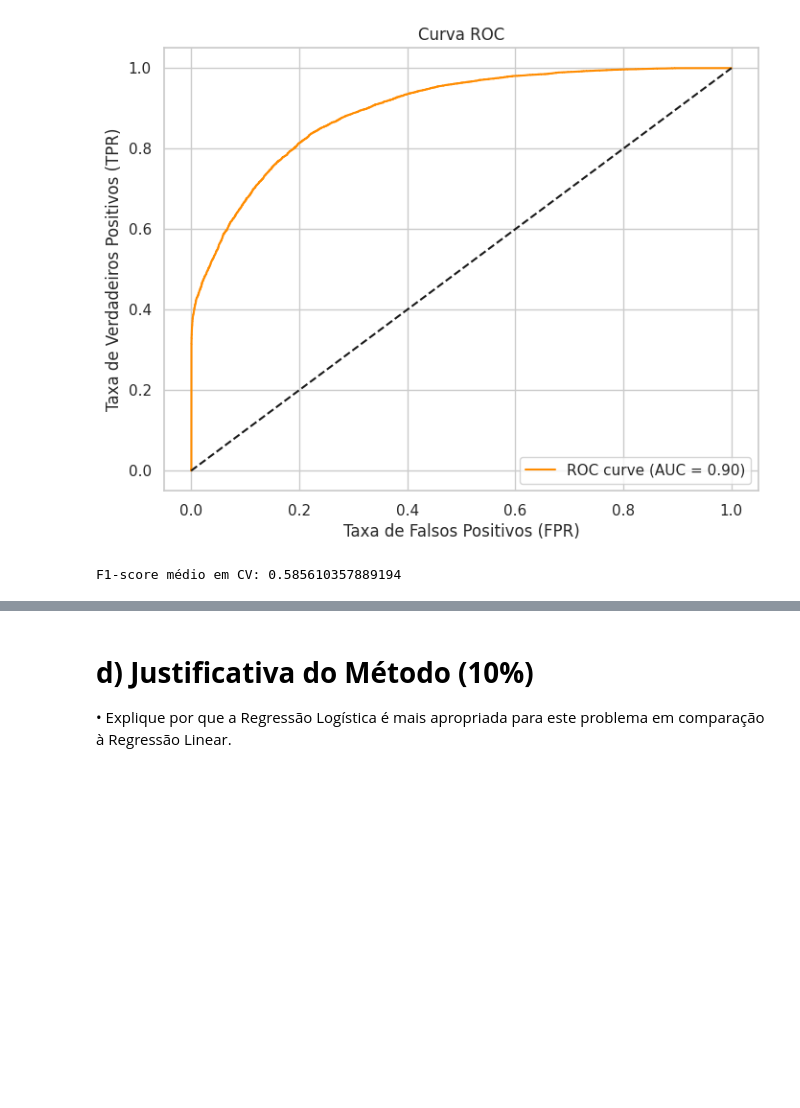
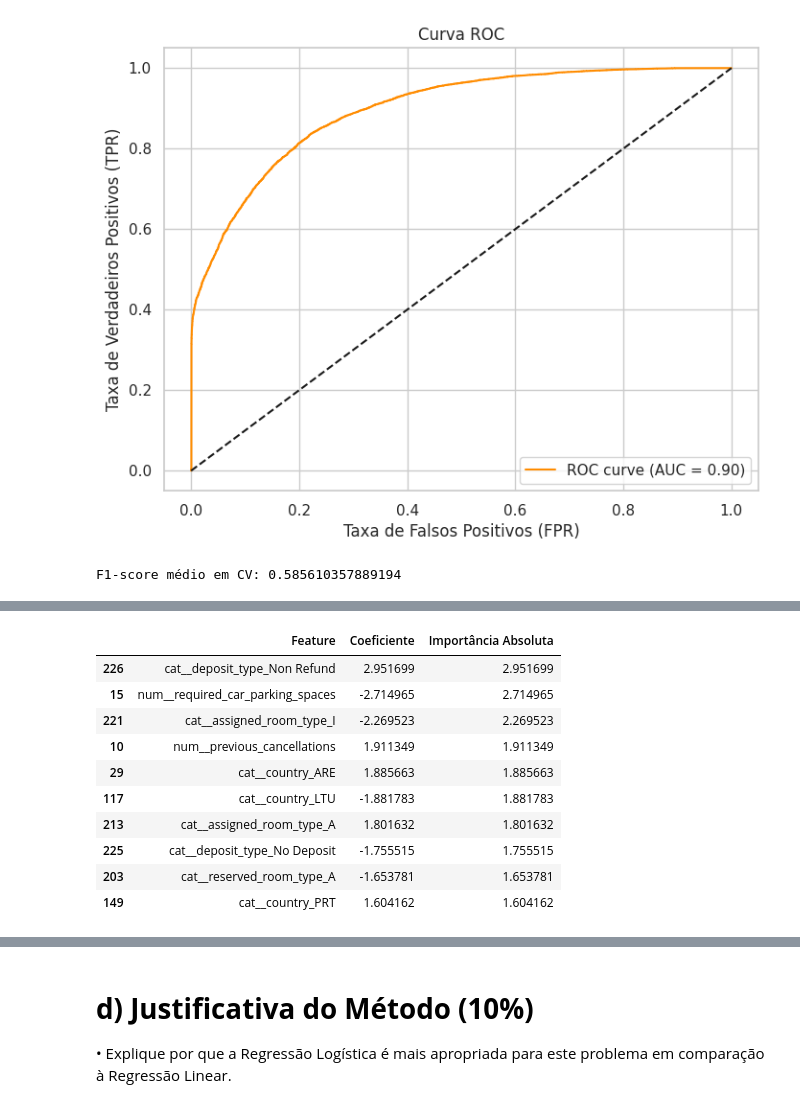
Before and after one commit to natalfr17/An-lise-Estat-stica-de-Dados-e-Informa-es, a Jupyter notebook: Prova_2.ipynb, the cells around one changed output, grey strips where cells are left out. Cells and saved outputs as stored; diff of their text form; code cells hidden in the pictures; blank space fills up the shorter version.

```diff
--- a/Prova_2.ipynb
+++ b/Prova_2.ipynb
@@ -324,2 +339,22 @@ F1-score médio em CV: 0.585610357889194
 • Interprete os resultados, destacando quais variáveis têm maior impacto na
 previsão.
+# %%
+# Identificar as variáveis mais relevantes
+
+feature_names = model.named_steps['preprocessor'].get_feature_names_out()
+importances = model.named_steps['classifier'].coef_[0]
+feature_importance = pd.DataFrame({'Feature': feature_names, 'Coeficiente': importances})
+feature_importance['Importância Absoluta'] = abs(feature_importance['Coeficiente'])
+feature_importance.sort_values(by='Importância Absoluta', ascending=False).head(10)
+# %% [output]
+|  | Feature | Coeficiente | Importância Absoluta |
+| 226 | cat__deposit_type_Non Refund | 2.951699 | 2.951699 |
+| 15 | num__required_car_parking_spaces | -2.714965 | 2.714965 |
+| 221 | cat__assigned_room_type_I | -2.269523 | 2.269523 |
+| 10 | num__previous_cancellations | 1.911349 | 1.911349 |
+| 29 | cat__country_ARE | 1.885663 | 1.885663 |
+| 117 | cat__country_LTU | -1.881783 | 1.881783 |
+| 213 | cat__assigned_room_type_A | 1.801632 | 1.801632 |
+| 225 | cat__deposit_type_No Deposit | -1.755515 | 1.755515 |
+| 203 | cat__reserved_room_type_A | -1.653781 | 1.653781 |
+| 149 | cat__country_PRT | 1.604162 | 1.604162 |
```
Also changed, not shown: parts of 5 cells of this notebook.
